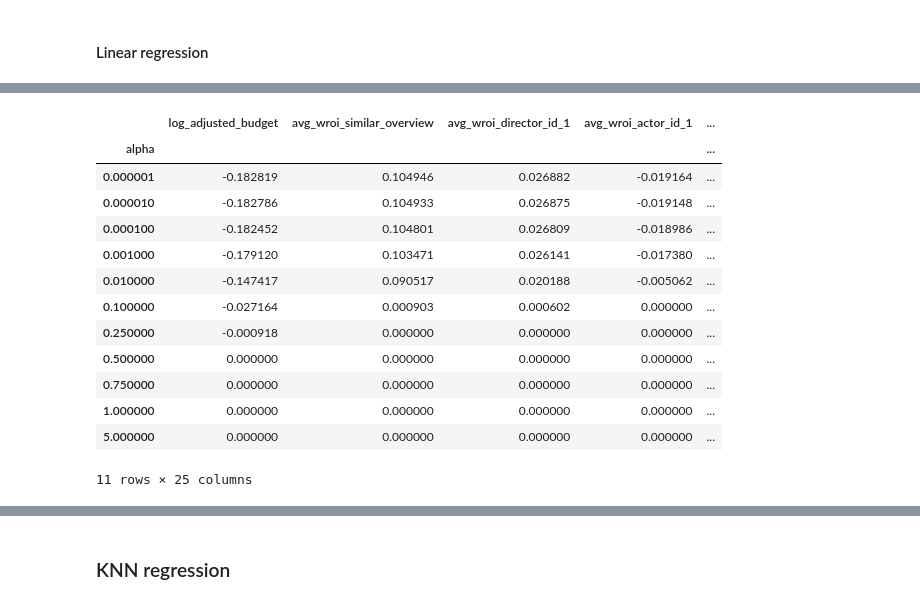
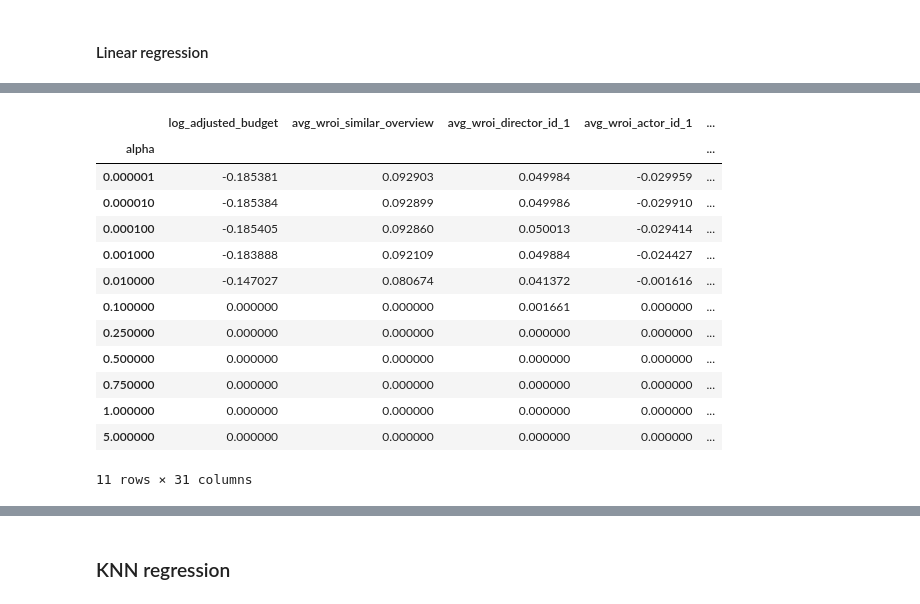
Before and after one commit to Divyantha369/spring-2025-greenlight, a Jupyter notebook: build_regression_models.ipynb, the cells around one changed output, grey strips where cells are left out. Drawn from its saved outputs; the diff is of its cells as text; code cells hidden in the pictures.

```diff
--- a/build_regression_models.ipynb
+++ b/build_regression_models.ipynb
@@ -17,6 +17,6 @@ from sklearn.metrics import mean_squared_error
 d = './raw_data/'
 # %%
 # Import data
-with open('processed_data/analysis_build.pkl', 'rb') as filename:
+with open('processed_data/train_build.pkl', 'rb') as filename:
     processed_data = pickle.load(filename)
 # %%
@@ -36,6 +36,6 @@ outputs = ['wroi']
 # %%
 # Inspect distribution of observables
-select_vars = outputs + predictors
+select_vars = predictors
 
 fig, axs = plt.subplots(len(select_vars) // 4, 4, figsize=(3*4, 3*len(select_vars) // 4), sharex=False, sharey=False)
 input_data = processed_data[select_vars + ['year']].groupby(['year'], as_index = False).mean()
@@ -57,13 +57,13 @@ fig.subplots_adjust(wspace=.4, hspace=.35)
 # %%
 # Inspect distribution of observables
-select_vars = outputs + predictors
+select_vars = predictors
 
 fig, axs = plt.subplots(len(select_vars) // 4, 4, figsize=(3*4, 3*len(select_vars) // 4), sharex=False, sharey=False)
-input_data = processed_data[select_vars + ['year']]
+input_data = processed_data[select_vars + ['year'] + outputs]
 
 for i, ax in enumerate(axs.flat):
     if i < len(select_vars):
-        ax.scatter(input_data[select_vars[i]], np.log(input_data[outputs]));
+        ax.scatter(input_data[select_vars[i]], input_data[outputs]);
         ax.minorticks_off()
         ax.yaxis.set_tick_params(labelbottom=True)
         ax.xaxis.set_tick_params(labelbottom=True)
@@ -81,17 +82,17 @@ Need to scale variables, and figure out how to measure performance.
 #### Linear regression
 # %%
 alphas = [0.000001,.00001,.0001,.001,.01,.1,.25,.5,.75,1,5]
-years = np.unique(processed_data.year)
-store_coefs = []
+years = np.unique(processed_data.loc[processed_data.year >= 2000].year)
+store_alphas = []
 
 for year in years[:-1]:
     # Split data by time
     train_data = processed_data.loc[(processed_data.year <= year)]
-    test_data = processed_data.loc[processed_data.year == year + 1]
+    val_data = processed_data.loc[processed_data.year == year + 1]
     # Scale data
     scaler = StandardScaler()
     train_predictors_scaled = scaler.fit_transform(train_data[predictors].to_numpy())
-    test_predictors_scaled = scaler.transform(test_data[predictors].to_numpy())
+    val_predictors_scaled = scaler.transform(val_data[predictors].to_numpy())
     # Run regression
     coefs = np.zeros((len(alphas), len(predictors) + 4))
     for i in range(len(alphas)):
@@ -100,11 +101,10 @@ for year in years[:-1]:
         ## record coefs
         lr.fit(train_predictors_scaled, np.log2(train_data[outputs]))
         coefs[i,0:len(predictors)] = lr.coef_
-        # lr = linear_model.LinearRegression().fit(train_predictors_scaled, np.log2(train_data[outputs]))
         # Compute score
-        test_prediction = lr.predict(test_predictors_scaled)
-        rmse = np.sqrt(mean_squared_error(np.log2(test_data[outputs]), test_prediction))
-        score = lr.score(test_predictors_scaled, np.log2(test_data[outputs]))
+        val_prediction = lr.predict(val_predictors_scaled)**2
+        rmse = np.sqrt(mean_squared_error(np.log2(val_data[outputs]), val_prediction))
+        score = lr.score(val_predictors_scaled, np.log2(val_data[outputs]))
         coefs[i,-4] = rmse
         coefs[i,-3] = score
         coefs[i,-2] = year
@@ -113,14 +113,15 @@ for year in years[:-1]:
         # Visualize performance
         if i == 0:
             print("Year:", year, "RMSE:", rmse, "Score:", score)
-            plt.scatter(np.log2(test_data[outputs]), lr.predict(test_predictors_scaled), label = str(year))
+            plt.scatter(val_data[outputs], val_prediction, label = str(year))
     #  Store data
-    store_coefs.append(coefs)
+    store_alphas.append(coefs)
 
 plt.plot(np.linspace(-5, 5, 20), np.linspace(-5, 5, 20), color = 'black')
 plt.xlabel("True WROI")
 plt.ylabel("Predicted WROI")
-plt.axhline(y = 1.0, linestyle = '--', color = 'red')
-plt.axvline(x = 1.0, linestyle = '--', color = 'red')
-plt.legend(bbox_to_anchor=(1.1, 1), fontsize=10, framealpha=0, ncol = 2)
+plt.semilogx()
+plt.axhline(y = 2.0, linestyle = '--', color = 'red')
+plt.axvline(x = 2.0, linestyle = '--', color = 'red')
+plt.legend(bbox_to_anchor=(1.1, 1), fontsize=10, framealpha=0, ncol = 1)
 # %% [output]
@@ -146,24 +145,24 @@ Year: 2019.0 RMSE: 3.51481744290966 Score: -0.27615398556679405
 # %%
-# Feature selection
+# Model selection
 ## use dataframe to look at coefs
-df = pd.DataFrame(data=np.vstack(store_coefs),
+df = pd.DataFrame(data=np.vstack(store_alphas),
                   columns=predictors + ['rmse', 'score', 'year', 'alpha']).groupby('alpha', as_index = True).mean()
 df
 # %% [output]
 |  | log_adjusted_budget | avg_wroi_similar_overview | avg_wroi_director_id_1 | avg_wroi_actor_id_1 | ... |
 | alpha |  |  |  |  | ... |
-| 0.000001 | -0.182819 | 0.104946 | 0.026882 | -0.019164 | ... |
-| 0.000010 | -0.182786 | 0.104933 | 0.026875 | -0.019148 | ... |
-| 0.000100 | -0.182452 | 0.104801 | 0.026809 | -0.018986 | ... |
-| 0.001000 | -0.179120 | 0.103471 | 0.026141 | -0.017380 | ... |
-| 0.010000 | -0.147417 | 0.090517 | 0.020188 | -0.005062 | ... |
-| 0.100000 | -0.027164 | 0.000903 | 0.000602 | 0.000000 | ... |
-| 0.250000 | -0.000918 | 0.000000 | 0.000000 | 0.000000 | ... |
+| 0.000001 | -0.185381 | 0.092903 | 0.049984 | -0.029959 | ... |
+| 0.000010 | -0.185384 | 0.092899 | 0.049986 | -0.029910 | ... |
+| 0.000100 | -0.185405 | 0.092860 | 0.050013 | -0.029414 | ... |
+| 0.001000 | -0.183888 | 0.092109 | 0.049884 | -0.024427 | ... |
+| 0.010000 | -0.147027 | 0.080674 | 0.041372 | -0.001616 | ... |
+| 0.100000 | 0.000000 | 0.000000 | 0.001661 | 0.000000 | ... |
+| 0.250000 | 0.000000 | 0.000000 | 0.000000 | 0.000000 | ... |
 | 0.500000 | 0.000000 | 0.000000 | 0.000000 | 0.000000 | ... |
 | 0.750000 | 0.000000 | 0.000000 | 0.000000 | 0.000000 | ... |
 | 1.000000 | 0.000000 | 0.000000 | 0.000000 | 0.000000 | ... |
 | 5.000000 | 0.000000 | 0.000000 | 0.000000 | 0.000000 | ... |
-11 rows × 25 columns
+11 rows × 31 columns
 # %%
 # This shows the first value of alpha where the parameter for the feature was set to zero.
 df[predictors].ne(0).idxmin().sort_values(ascending=False)
```
Also changed, not shown: parts of 7 cells of this notebook, 3 other files.
